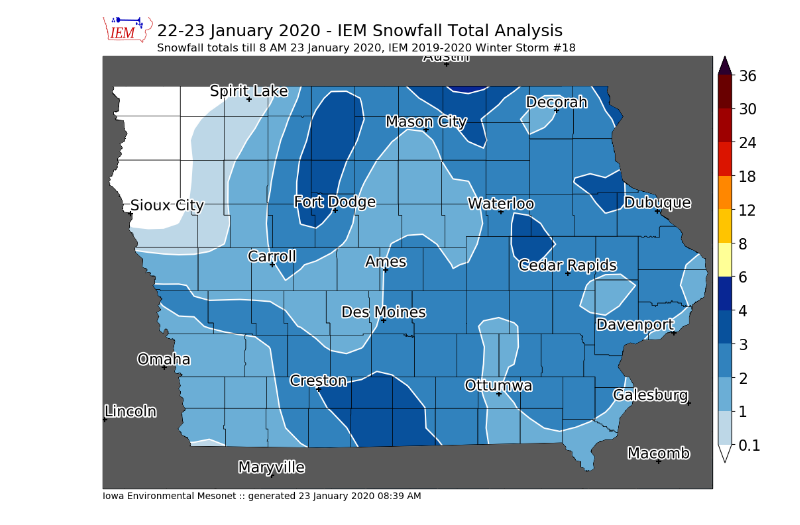
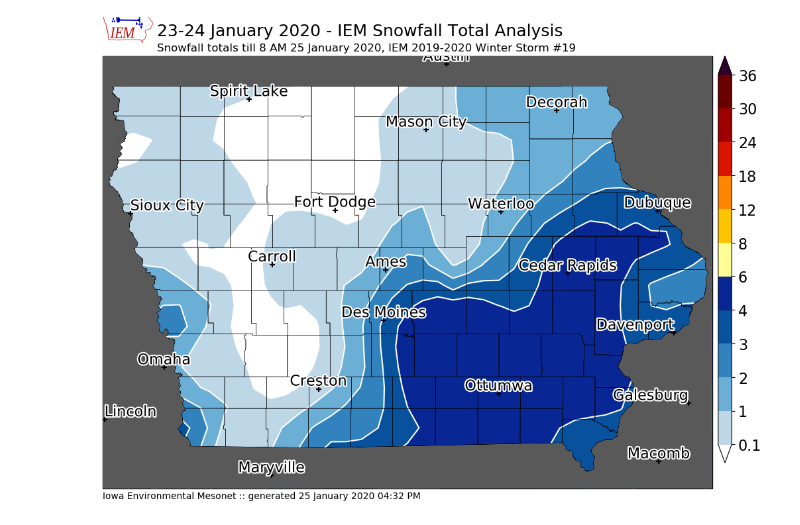
Before and after one commit to akrherz/DEV, a Jupyter notebook: coop/feature_snowfall_analysis.ipynb, the cells around one changed output. Saved outputs shown, nothing was run; the diff lists cells and outputs as text; code cells hidden in the pictures.

Commit message:
winter storm 19

```diff
--- a/coop/feature_snowfall_analysis.ipynb
+++ b/coop/feature_snowfall_analysis.ipynb
@@ -1,7 +1,7 @@
 # %%
 ####################
 # vvvvvvvvvvvvvvvvvvvvvvvvv
-STORM_NUMBER = 18
+STORM_NUMBER = 19
 # ^^^^^^^^^^^^^^^^^^^^^^^^^
 ####################
 import datetime
@@ -79,8 +79,8 @@ def get_coop(dates):
     IEM.close()
     return data
 
-crows = get_coop( ['2020-01-23', ] )
-sts = utc(2020, 1, 23, 0)
+crows = get_coop( ['2020-01-24', '2020-01-25'] )
+sts = utc(2020, 1, 24, 12)
 ets = utc(2020, 1, 31, 23, 0)
 lrows = get_lsrs(sts, ets)
 
@@ -128,13 +128,12 @@ Found 688 observations (539 coop/149 lsrs) for consideration
 # %%
-cull = ['l110', 'PERI4', 'MPTI4']
+cull = ['LSXI4']
 if cull:
     dfall.at[cull, 'useme'] = False
 
 hardcode = [
-    ('MCLI4', 2.5),
-    ('l62', 2.5),
-    ('GNDI4', 1.5),
-    ('l31', 2.0),
+    ('JFFI4', 0.8),
+    ('MCWI4', 0.9),
+    ('IA-LN-2', 4.0),
 ]
 
 
@@ -187,9 +186,9 @@ grid = grd.grid(
     data_names=["vals"],
 )
 print("Generated geographic grid:")
-print(grid.vals)
+
 m.contourf(grid.longitude, grid.latitude, grid.vals, clevs, cmap=cmap)
-df_useme_plot = df_useme[(df_useme['val']<=2)&(df_useme['val'] >= 1)]
+df_useme_plot = df_useme[(df_useme['val']<=4)&(df_useme['val'] > 2)]
 m.plot_values(
     df_useme_plot['lon'], df_useme_plot['lat'], df_useme_plot['datalabel'],
     '%s', labels=df_useme_plot.index.values,
@@ -217,14 +203,14 @@ Attributes:
 # %%
 # now we are ready to plot!
 
 m = MapPlot(sector='iowa',
-            title='22-23 January 2020 - IEM Snowfall Total Analysis',
-            subtitle=("Snowfall totals till 8 AM 23 January 2020, "
+            title='23-24 January 2020 - IEM Snowfall Total Analysis',
+            subtitle=("Snowfall totals till 8 AM 25 January 2020, "
                       "IEM 2019-2020 Winter Storm #%s") % (STORM_NUMBER, ))
 vals = m.contourf(grid.longitude, grid.latitude, grid.vals, clevs, cmap=cmap)
 #m.plot_values(np.array(df2.lon), np.array(df2.lat), np.array(df2.val), '%.2f')
 m.drawcounties()
 m.drawcities()
-m.postprocess(filename='200123.png')
+m.postprocess(filename='200125.png')
 # %% [output]
-[figure, old version]
+[figure, new version]
```
Also changed, not shown: parts of 2 cells of this notebook.
